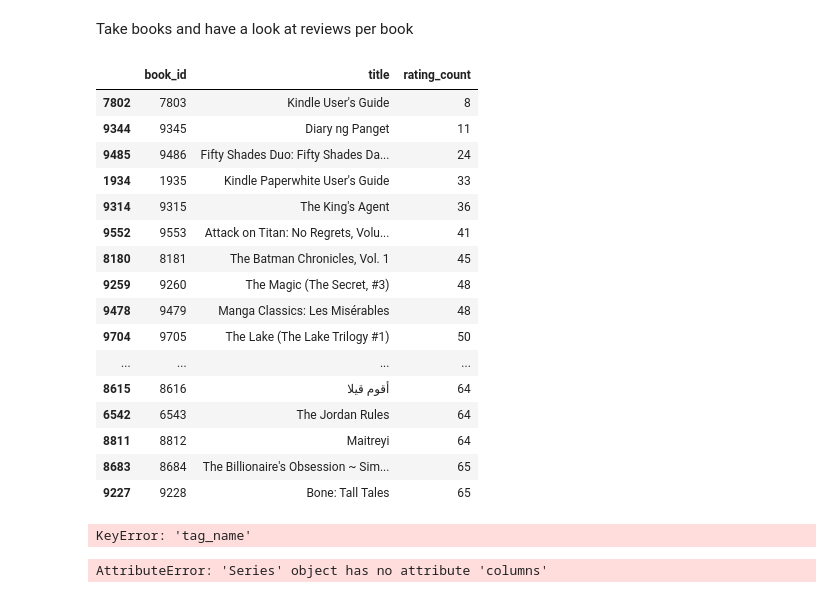
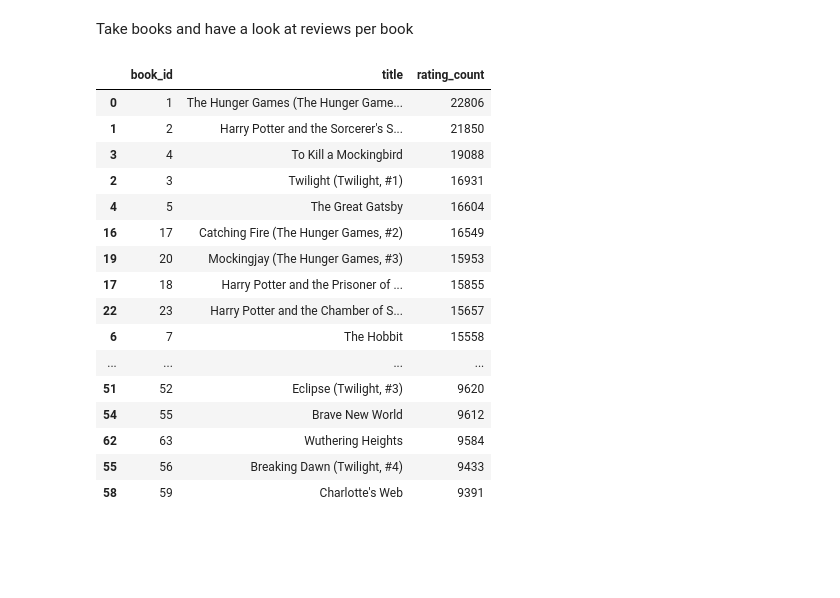
Before and after one commit to rinnychinny/bookrating, a Jupyter notebook: goodbooks-10k-filtered/quick_look_FILTERDATA.ipynb, the cells around one changed output. Cells and saved outputs as stored; diff of their text form; code cells hidden in the pictures; blank space fills up the shorter version.

```diff
--- a/data_filter/quick_look_MOD.ipynb
+++ b/goodbooks-10k-filtered/quick_look_FILTERDATA.ipynb
@@ -254,39 +131,31 @@ Take books and have a look at reviews per book
 # %%
 
 # Merge ratings with books on book_id
 merged = pd.merge(r, b, left_on='book_id', right_on='book_id', how='left')
 
 # Group by book id and title, then count number of ratings
 rating_counts = merged.groupby(['book_id', 'title']).size().reset_index(name='rating_count')
 
 #Sort by review count descending
-rating_counts = rating_counts.sort_values(by='rating_count', ascending=True)
+rating_counts = rating_counts.sort_values(by='rating_count', ascending=False)
 
 #Display the result
 rating_counts.head(50)
 # %% [output]
 |  | book_id | title | rating_count |
-| 7802 | 7803 | Kindle User's Guide | 8 |
-| 9344 | 9345 | Diary ng Panget | 11 |
-| 9485 | 9486 | Fifty Shades Duo: Fifty Shades Da... | 24 |
-| 1934 | 1935 | Kindle Paperwhite User's Guide | 33 |
-| 9314 | 9315 | The King's Agent | 36 |
-| 9552 | 9553 | Attack on Titan: No Regrets, Volu... | 41 |
-| 8180 | 8181 | The Batman Chronicles, Vol. 1 | 45 |
-| 9259 | 9260 | The Magic (The Secret, #3) | 48 |
-| 9478 | 9479 | Manga Classics: Les Misérables | 48 |
-| 9704 | 9705 | The Lake (The Lake Trilogy #1) | 50 |
+| 0 | 1 | The Hunger Games (The Hunger Game... | 22806 |
+| 1 | 2 | Harry Potter and the Sorcerer's S... | 21850 |
+| 3 | 4 | To Kill a Mockingbird | 19088 |
+| 2 | 3 | Twilight (Twilight, #1) | 16931 |
+| 4 | 5 | The Great Gatsby | 16604 |
+| 16 | 17 | Catching Fire (The Hunger Games, #2) | 16549 |
+| 19 | 20 | Mockingjay (The Hunger Games, #3) | 15953 |
+| 17 | 18 | Harry Potter and the Prisoner of ... | 15855 |
+| 22 | 23 | Harry Potter and the Chamber of S... | 15657 |
+| 6 | 7 | The Hobbit | 15558 |
 | ... | ... | ... | ... |
-| 8615 | 8616 | أقوم قيلا | 64 |
-| 6542 | 6543 | The Jordan Rules | 64 |
-| 8811 | 8812 | Maitreyi | 64 |
-| 8683 | 8684 | The Billionaire's Obsession ~ Sim... | 65 |
-| 9227 | 9228 | Bone: Tall Tales | 65 |
+| 51 | 52 | Eclipse (Twilight, #3) | 9620 |
+| 54 | 55 | Brave New World | 9612 |
+| 62 | 63 | Wuthering Heights | 9584 |
+| 55 | 56 | Breaking Dawn (Twilight, #4) | 9433 |
+| 58 | 59 | Charlotte's Web | 9391 |
-# %%
-filtered_bt = tag_counts[tag_counts['tag_name'].str.contains('sci', case=False, na=False)]
-# %% [output]
-KeyError: 'tag_name'
-# %%
-print(tag_counts.columns)
-# %% [output]
-AttributeError: 'Series' object has no attribute 'columns'
```
Also changed, not shown: parts of 35 cells of this notebook, 5 other files.
